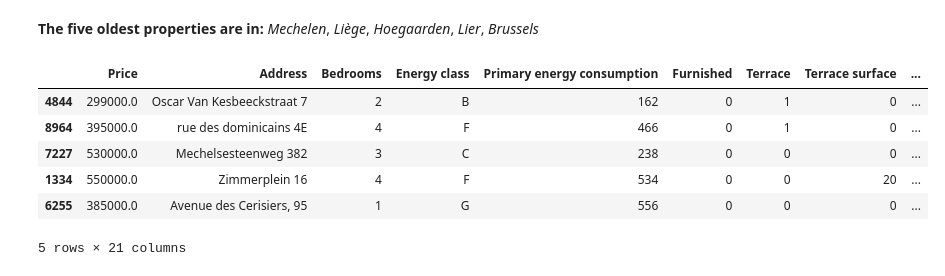
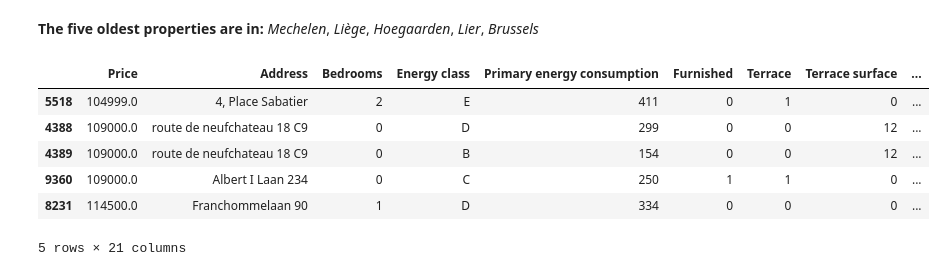
Before and after one commit to JonathanRabbi/Data_Analysis_Immo, a Jupyter notebook: Analysis_10K.ipynb, the cells around one changed output. Drawn from its saved outputs; the diff is of its cells as text; code cells hidden in the pictures.

Commit message:
cleaned dataframe2

```diff
--- a/Analysis_10K.ipynb
+++ b/Analysis_10K.ipynb
@@ -170,13 +187,13 @@ df.tail(5)
 **The five oldest properties are in:**
 *Mechelen*, *Liège*, *Hoegaarden*, *Lier*, *Brussels*
 # %%
-df = df.sort_values(by='Construction year', ascending=True)
+df.sort_values(by='Construction year', ascending=True)
 df.head()
 # %% [output]
 |  | Price | Address | Bedrooms | Energy class | Primary energy consumption | Furnished | Terrace | Terrace surface | ... |
-| 4844 | 299000.0 | Oscar Van Kesbeeckstraat 7 | 2 | B | 162 | 0 | 1 | 0 | ... |
-| 8964 | 395000.0 | rue des dominicains 4E | 4 | F | 466 | 0 | 1 | 0 | ... |
-| 7227 | 530000.0 | Mechelsesteenweg 382 | 3 | C | 238 | 0 | 0 | 0 | ... |
-| 1334 | 550000.0 | Zimmerplein 16 | 4 | F | 534 | 0 | 0 | 20 | ... |
-| 6255 | 385000.0 | Avenue des Cerisiers, 95 | 1 | G | 556 | 0 | 0 | 0 | ... |
+| 5518 | 104999.0 | 4, Place Sabatier | 2 | E | 411 | 0 | 1 | 0 | ... |
+| 4388 | 109000.0 | route de neufchateau 18 C9 | 0 | D | 299 | 0 | 0 | 12 | ... |
+| 4389 | 109000.0 | route de neufchateau 18 C9 | 0 | B | 154 | 0 | 0 | 12 | ... |
+| 9360 | 109000.0 | Albert I Laan 234 | 0 | C | 250 | 1 | 1 | 0 | ... |
+| 8231 | 114500.0 | Franchommelaan 90 | 1 | D | 334 | 0 | 0 | 0 | ... |
 5 rows × 21 columns
```
Also changed, not shown: parts of 4 cells of this notebook, 5 other files.
